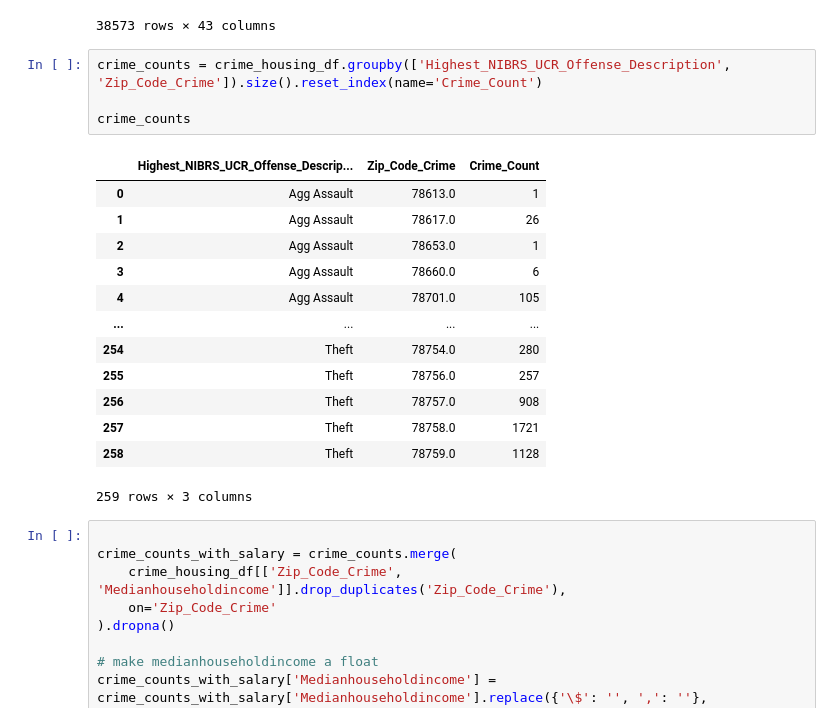
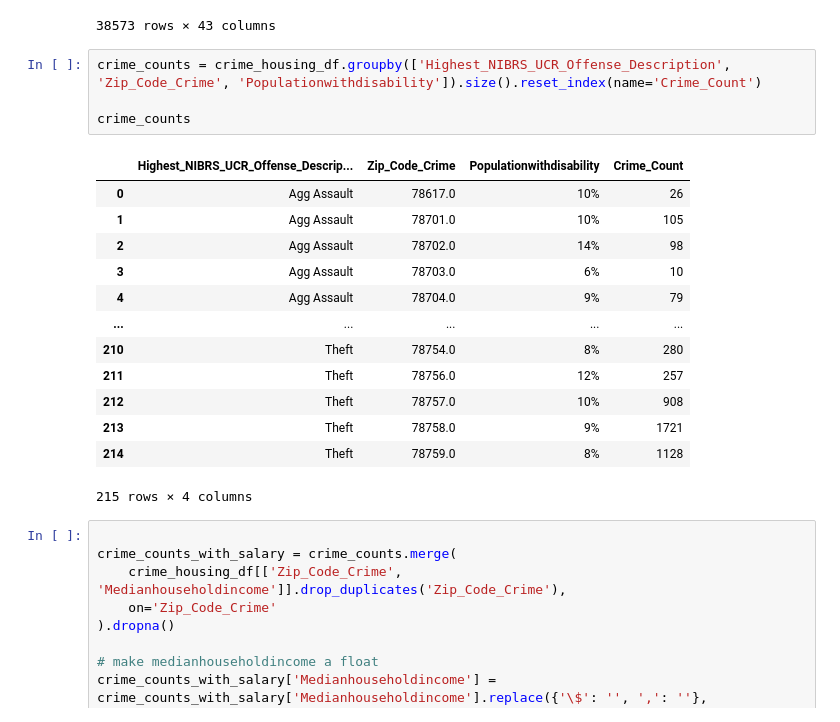
Before and after one commit to beaumartin25/cs5830_project2, a Jupyter notebook: project2.ipynb, the cells around one changed output. Drawn from its saved outputs; the diff is of its cells as text.

```diff
--- a/project2.ipynb
+++ b/project2.ipynb
@@ -28,23 +28,23 @@ crime_housing_df
 | 38572 | 20155056975 | 7.0 | THEFT | Theft | 31-Dec-15 | 12113 METRIC BLVD | ... |
 38573 rows × 43 columns
 # %%
-crime_counts = crime_housing_df.groupby(['Highest_NIBRS_UCR_Offense_Description', 'Zip_Code_Crime']).size().reset_index(name='Crime_Count')
+crime_counts = crime_housing_df.groupby(['Highest_NIBRS_UCR_Offense_Description', 'Zip_Code_Crime', 'Populationwithdisability']).size().reset_index(name='Crime_Count')
 
 crime_counts
 # %% [output]
-|  | Highest_NIBRS_UCR_Offense_Descrip... | Zip_Code_Crime | Crime_Count |
-| 0 | Agg Assault | 78613.0 | 1 |
-| 1 | Agg Assault | 78617.0 | 26 |
-| 2 | Agg Assault | 78653.0 | 1 |
-| 3 | Agg Assault | 78660.0 | 6 |
-| 4 | Agg Assault | 78701.0 | 105 |
-| ... | ... | ... | ... |
-| 254 | Theft | 78754.0 | 280 |
-| 255 | Theft | 78756.0 | 257 |
-| 256 | Theft | 78757.0 | 908 |
-| 257 | Theft | 78758.0 | 1721 |
-| 258 | Theft | 78759.0 | 1128 |
+|  | Highest_NIBRS_UCR_Offense_Descrip... | Zip_Code_Crime | Populationwithdisability | Crime_Count |
+| 0 | Agg Assault | 78617.0 | 10% | 26 |
+| 1 | Agg Assault | 78701.0 | 10% | 105 |
+| 2 | Agg Assault | 78702.0 | 14% | 98 |
+| 3 | Agg Assault | 78703.0 | 6% | 10 |
+| 4 | Agg Assault | 78704.0 | 9% | 79 |
+| ... | ... | ... | ... | ... |
+| 210 | Theft | 78754.0 | 8% | 280 |
+| 211 | Theft | 78756.0 | 12% | 257 |
+| 212 | Theft | 78757.0 | 10% | 908 |
+| 213 | Theft | 78758.0 | 9% | 1721 |
+| 214 | Theft | 78759.0 | 8% | 1128 |
-259 rows × 3 columns
+215 rows × 4 columns
 # %%
 
 crime_counts_with_salary = crime_counts.merge(
```
Also changed, not shown: parts of 8 cells of this notebook.
